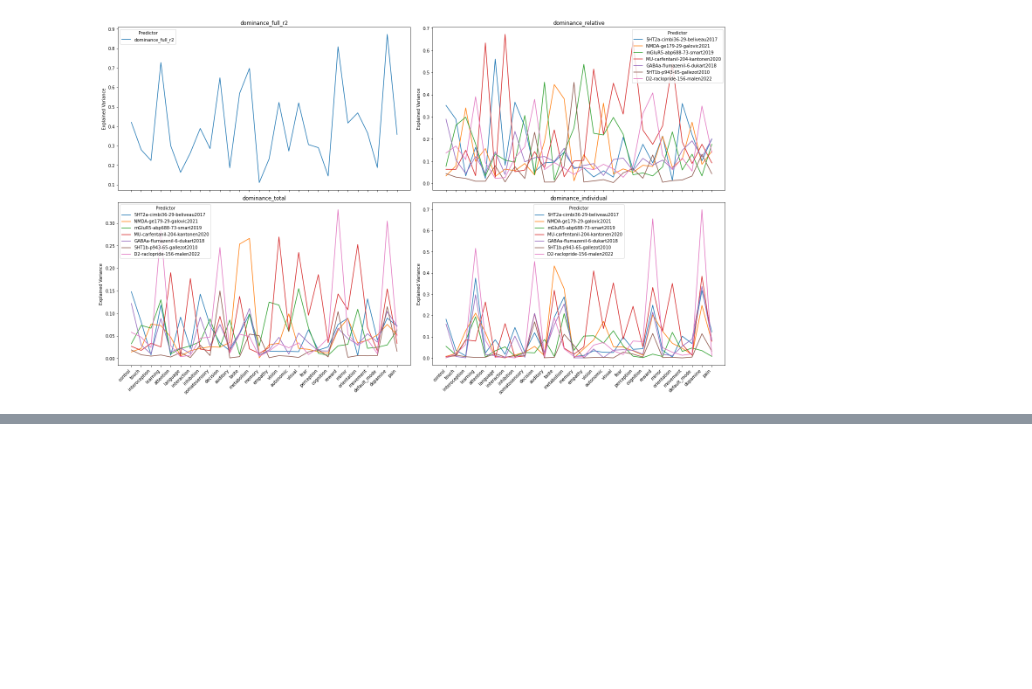
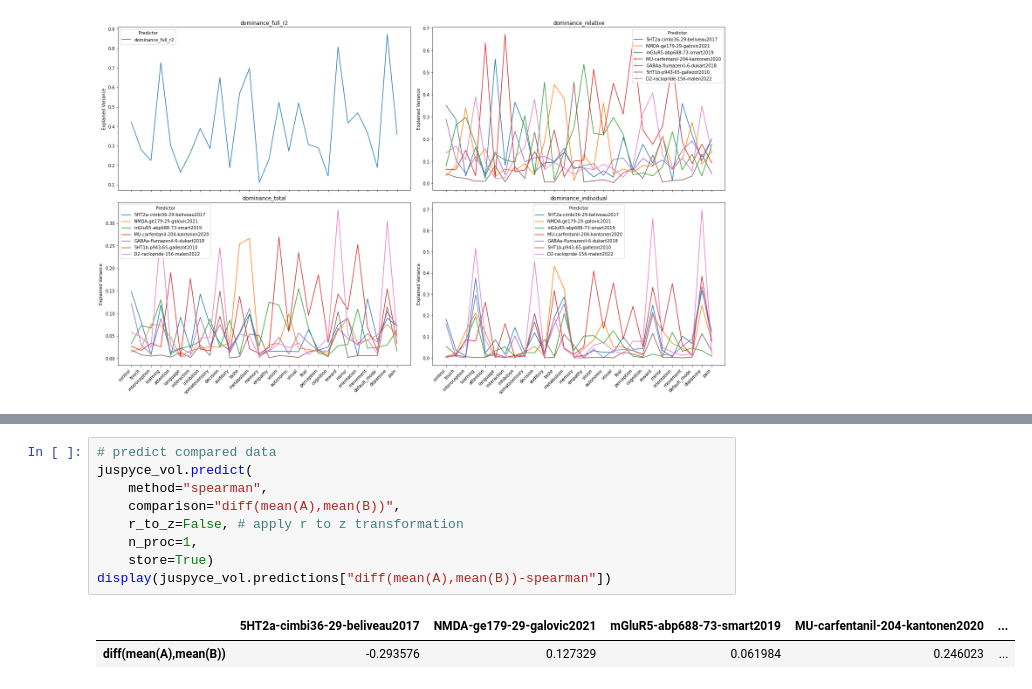
Before and after one commit to LeonDLotter/JuSpyce, a Jupyter notebook: testing/test_4_juspyce.predict.ipynb, the cells around one changed output, grey strips where cells are left out. Saved outputs shown, nothing was run; the diff lists cells and outputs as text; blank space fills up the shorter version.

```diff
--- a/testing/test_juspyce.predict.ipynb
+++ b/testing/test_4_juspyce.predict.ipynb
@@ -541,0 +552,12 @@ INFO:juspyce.api:Saved complete gzip compressed object to /Users/llotter/project
+# %%
+# predict compared data
+juspyce_vol.predict(
+    method="spearman",
+    comparison="diff(mean(A),mean(B))",
+    r_to_z=False, # apply r to z transformation
+    n_proc=1,
+    store=True)
+display(juspyce_vol.predictions["diff(mean(A),mean(B))-spearman"])
+# %% [output]
+|  | 5HT2a-cimbi36-29-beliveau2017 | NMDA-ge179-29-galovic2021 | mGluR5-abp688-73-smart2019 | MU-carfentanil-204-kantonen2020 | ... |
+| diff(mean(A),mean(B)) | -0.293576 | 0.127329 | 0.061984 | 0.246023 | ... |
```
Also changed, not shown: parts of 4 cells of this notebook, 12 other files.
